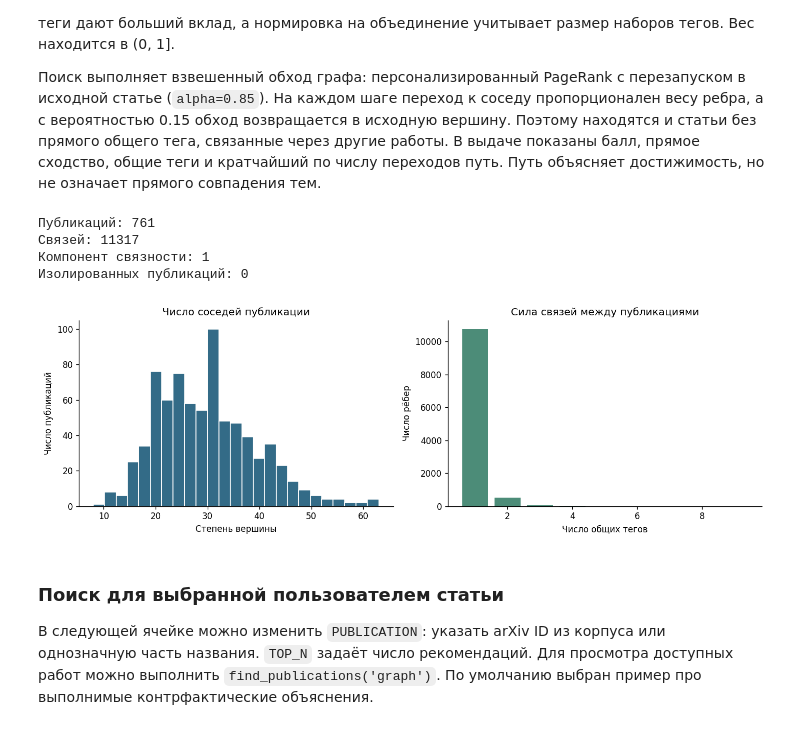
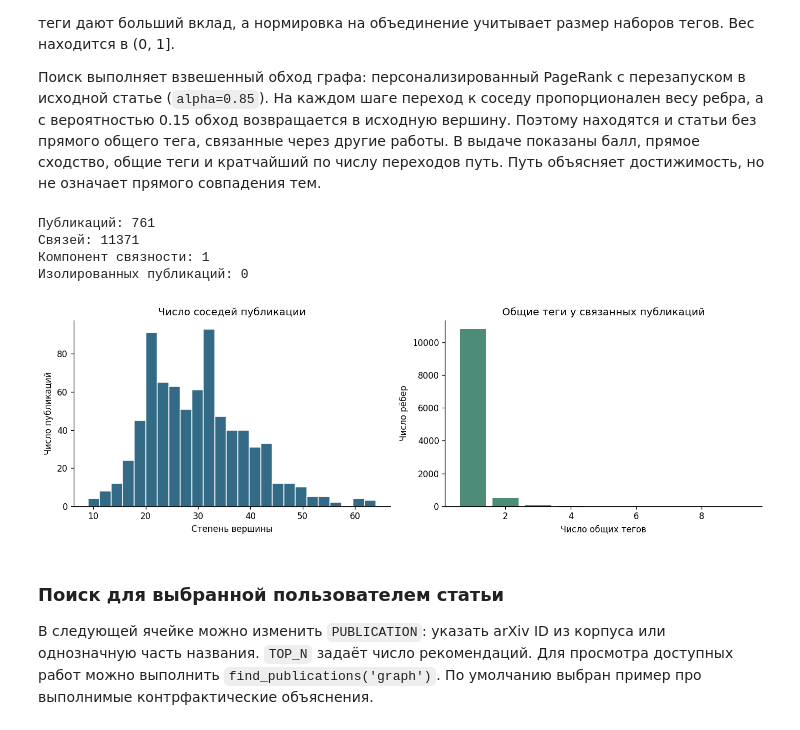
Before and after one commit to Anastaia0/Data-analysis-and-information-retrieval, a Jupyter notebook: lab-1/arxiv_graph_lab_no_archive.ipynb, the cells around one changed output. Cells and saved outputs as stored; diff of their text form; code cells hidden in the pictures.

```diff
--- a/lab-1/arxiv_graph_lab_no_archive.ipynb
+++ b/lab-1/arxiv_graph_lab_no_archive.ipynb
@@ -384,16 +374,25 @@ print(f"β при разных порядках: {heaps_table['β'].min():.3f}
 stopwords = set(ENGLISH_STOP_WORDS) | {
     'paper', 'study', 'studies', 'propose', 'proposed', 'present', 'presented',
     'method', 'methods', 'result', 'results', 'using', 'used', 'based',
-    'show', 'shows', 'approach', 'et', 'al'
+    'show', 'shows', 'approach', 'approaches', 'use', 'uses', 'base', 'et', 'al'
 }
-singular_forms = {'analyses':'analysis','crises':'crisis','series':'series','species':'species','bias':'bias','gnns':'gnn','llms':'llm','ces':'ce','cfes':'cfe','vces':'vce','counterfactuals':'counterfactual','explainers':'explainer'}
+# WordNet содержит словарные правила морфологии, а не только обрезание окончаний.
+try:
+    wordnet.ensure_loaded()
+except LookupError:
+    if not nltk.download('wordnet', quiet=True):
+        raise RuntimeError('Установите WordNet: python -m nltk.downloader wordnet')
+    wordnet.ensure_loaded()
+lemmatizer = WordNetLemmatizer()
+# Сохраняем специальные термины; сокращения нормализуем отдельно.
+singular_forms = {'series':'series', 'species':'species', 'bias':'bias',
+                  'gnns':'gnn', 'llms':'llm', 'ces':'ce', 'cfes':'cfe',
+                  'vces':'vce', 'cfs':'cf', 'counterfactuals':'counterfactual',
+                  'explainers':'explainer'}
 @lru_cache(maxsize=None)
 def lemma_word(word):
-    if word in singular_forms: return singular_forms[word]
-    if word.endswith('ies') and len(word)>4: return word[:-3]+'y'
-    if word.endswith(('ches','shes','xes','zes','ses')) and len(word)>4: return word[:-2]
-    if word.endswith('s') and not word.endswith(('ss','us','is')) and len(word)>3: return word[:-1]
-    return word
+    return singular_forms.get(word, lemmatizer.lemmatize(word, pos='n'))
+
 def candidate_terms(text):
     text=re.sub(r'https?://\S+','.',text.lower()); text=re.sub(r'\$[^$]*\$','.',text); text=re.sub(r'\\[a-z]+','.',text)
     for fragment in re.split(r'[^a-z\s]+',text.replace('-',' ')):
@@ -408,4 +407,14 @@ def is_nested(short,long): return short!=long and f' {short} ' in f' {long} '
 def select_keywords(row,terms,top_n=TOP_N_KEYWORDS):
     ranked=sorted(zip(row.indices,row.data),key=lambda pair:(-pair[1],terms[pair[0]])); candidates=[terms[i] for i,score in ranked[:3*top_n]]
     return [term for term in candidates if not any(is_nested(term,other) for other in candidates)][:top_n]
-assert lemma_word('explanations')=='explanation'; assert lemma_word('analyses')=='analysis'; assert lemma_word('models')=='model'; assert lemma_word('gnns')=='gnn'; assert 'neural network' not in extract_terms('Neural. Network'); assert 'neural network' not in extract_terms('Neural and network'); assert not is_nested('age','agent')
+for plural, singular in {'explanations':'explanation', 'analyses':'analysis',
+                         'models':'model', 'gnns':'gnn', 'llms':'llm',
+                         'cases':'case', 'responses':'response',
+                         'hypotheses':'hypothesis', 'classes':'class'}.items():
+    assert lemma_word(plural) == singular
+for term in ('bias', 'series', 'species', 'analysis'):
+    assert lemma_word(term) == term
+assert 'neural network' not in extract_terms('Neural. Network')
+assert 'neural network' not in extract_terms('Neural and network')
+assert not is_nested('age', 'agent')
+print('Проверки нормализации пройдены: регулярные и нерегулярные формы, исключения и сокращения.')
@@ -846,36 +829,36 @@ def build_publication_graph(frame):
             if not graph.has_edge(left, right):
                 graph.add_edge(left, right, common_count=0, common_keywords=[])
             graph[left][right]['common_count'] += 1
             graph[left][right]['common_keywords'].append(term)
     for left, right, edge in graph.edges(data=True):
         edge['common_keywords'].sort()
         edge['weight'] = sum(idf[t] for t in edge['common_keywords']) / sum(
             idf[t] for t in tag_sets[left] | tag_sets[right])
     return graph
 
 publication_graph = build_publication_graph(corpus)
 papers = corpus.set_index('id')
 paper_tags = papers['keywords'].map(set).to_dict()
 print('Публикаций:', publication_graph.number_of_nodes())
 print('Связей:', publication_graph.number_of_edges())
 print('Компонент связности:', nx.number_connected_components(publication_graph))
 print('Изолированных публикаций:', nx.number_of_isolates(publication_graph))
 
 fig, axes = plt.subplots(1, 2, figsize=(12, 4))
 axes[0].hist([degree for node, degree in publication_graph.degree()], bins=25,
              color='#336b87', edgecolor='white')
 axes[0].set(title='Число соседей публикации', xlabel='Степень вершины', ylabel='Число публикаций')
 weight_counts = Counter(edge['common_count'] for a, b, edge in publication_graph.edges(data=True))
 axes[1].bar(sorted(weight_counts), [weight_counts[k] for k in sorted(weight_counts)], color='#4c8c78')
-axes[1].set(title='Сила связей между публикациями', xlabel='Число общих тегов', ylabel='Число рёбер')
+axes[1].set(title='Общие теги у связанных публикаций', xlabel='Число общих тегов', ylabel='Число рёбер')
 plt.tight_layout()
 plt.show()
 # %% [output]
 Публикаций: 761
-Связей: 11317
+Связей: 11371
 Компонент связности: 1
 Изолированных публикаций: 0
-[figure, old version]
+[figure, new version]
 # %%
 def find_publications(query):
     query = str(query).strip()
```
Also changed, not shown: parts of 18 cells of this notebook.
